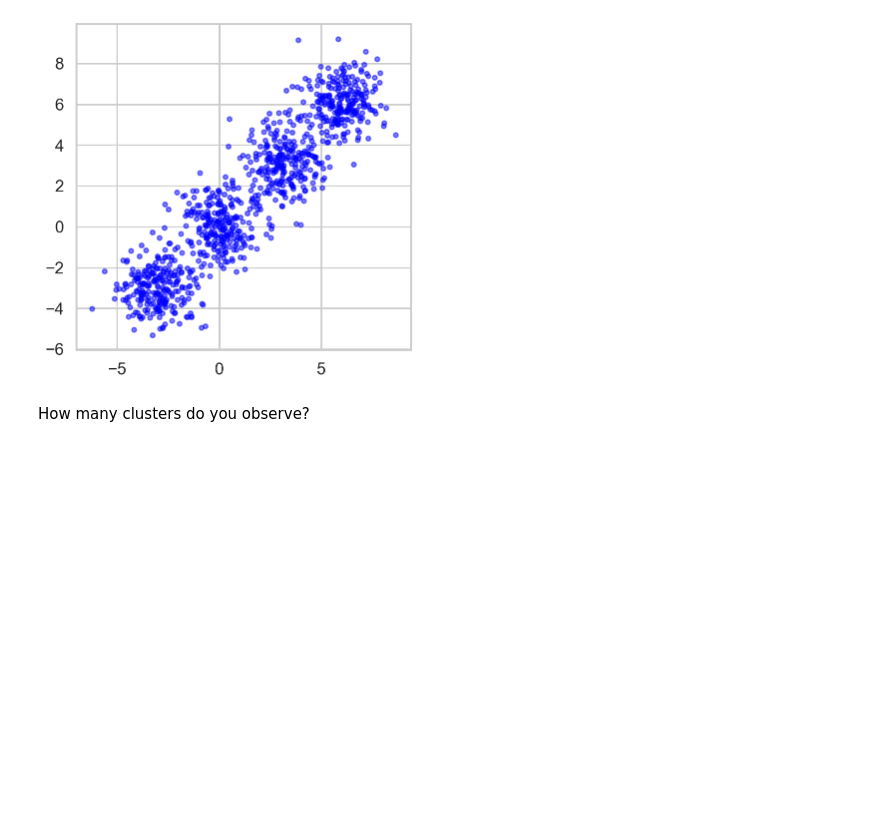
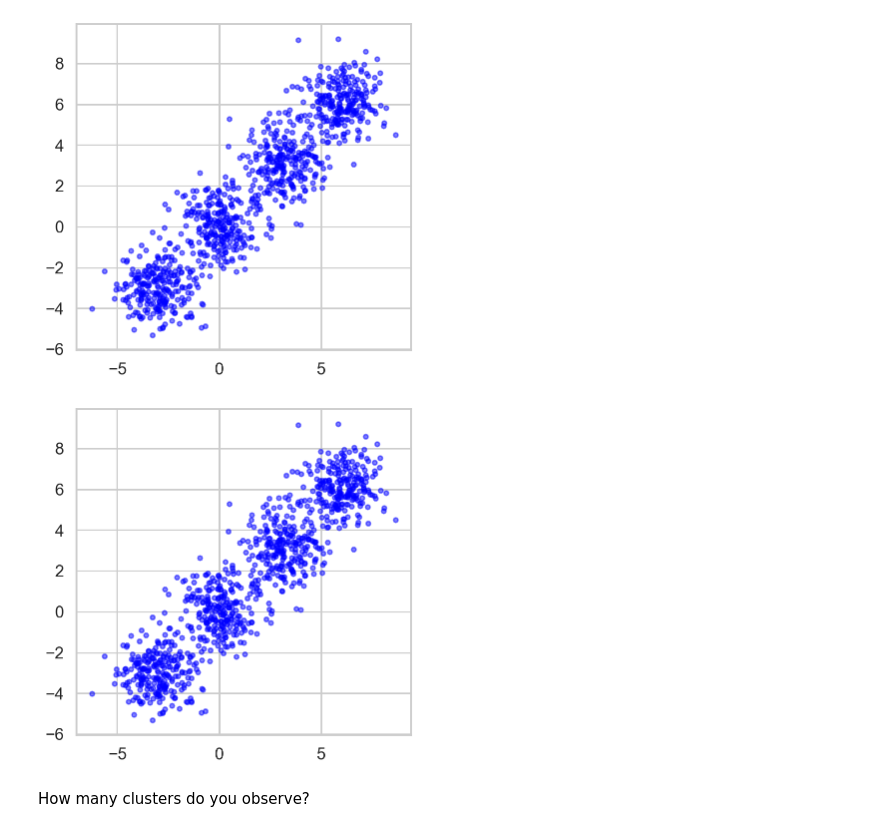
Before and after one commit to AI-MOO/IBM-Machine-Learning-Professional-Certificate, a Jupyter notebook: 04-Unsupervised Machine Learning/04a_LAB_KMeansClustering.ipynb, the cells around one changed output. Saved outputs shown, nothing was run; the diff lists cells and outputs as text; code cells hidden in the pictures; blank space fills up the shorter version.

```diff
--- a/04-Unsupervised Machine Learning/04a_LAB_KMeansClustering.ipynb
+++ b/04-Unsupervised Machine Learning/04a_LAB_KMeansClustering.ipynb
@@ -88,6 +88,12 @@ X, y = make_blobs(n_samples=n_samples, n_features=2, cluster_std=1.0,
 display_cluster(X)
 # %% [output]
 [figure]
+# %%
+X, y = make_blobs(n_samples=n_samples, n_features=2, cluster_std=1.0,
+                  centers=centers, shuffle=False, random_state=42)
+display_cluster(X)
+# %% [output]
+[figure, added]
 # %% [markdown]
 How many clusters do you observe?
 # %% [markdown]
```
Also changed, not shown: parts of 14 cells of this notebook.
